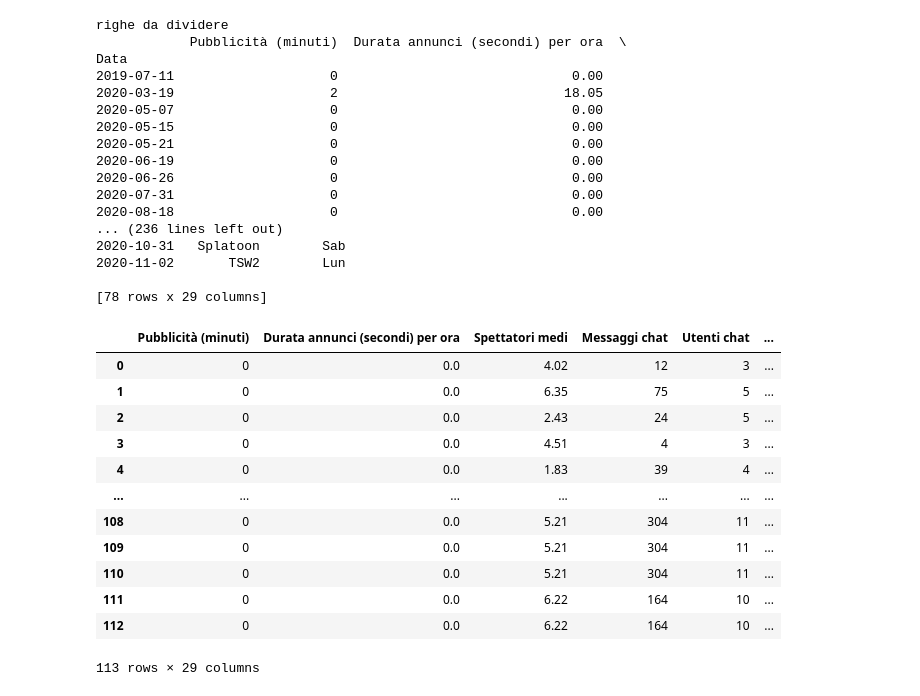
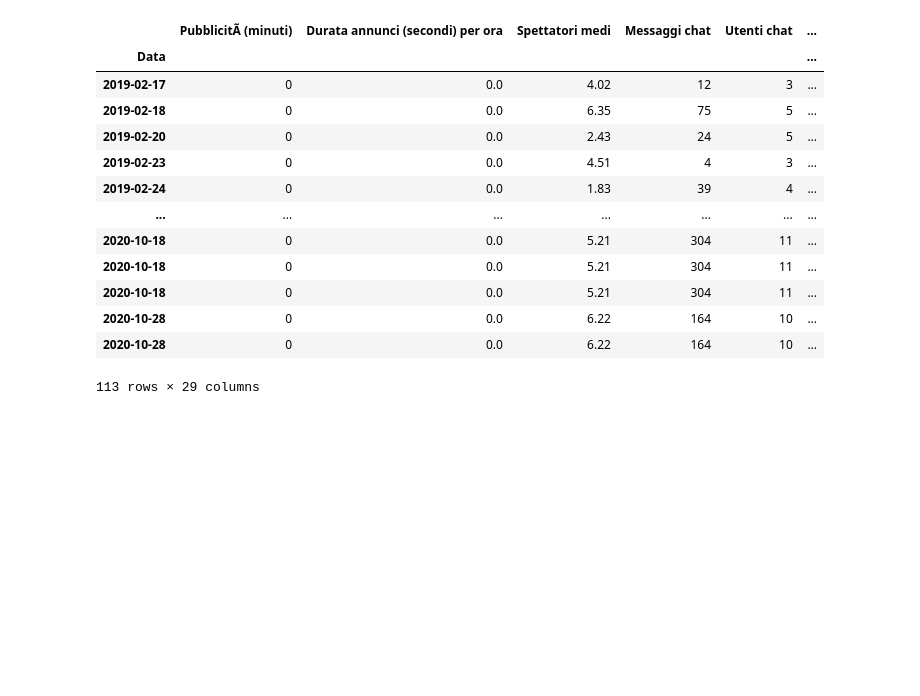
Before and after one commit to inghy/datascienceProject, a Jupyter notebook: Progetto.ipynb, the cells around one changed output. Saved outputs shown, nothing was run; the diff lists cells and outputs as text; code cells hidden in the pictures; blank space fills up the shorter version.

```diff
--- a/Progetto.ipynb
+++ b/Progetto.ipynb
@@ -87,60 +73,41 @@ fig.show()
 # %%
 #inizio lavoro da macellaio
 dfMac =dfStr[dfStr["Categoria"].notnull()]
 
 mask =dfMac["Categoria"].str.count("-")>0
-print("righe da dividere")
+
 
 listOfRows = dfMac[mask]
-print(listOfRows)
 
-print("righe buone")
 dfMac = dfMac[ np.invert(mask)]
-print(dfMac)
+
 
 for i in range(len(listOfRows)):
     row = listOfRows.iloc[[i]]
 
     categories = row["Categoria"].str.split("-",expand=True)
 
     for ind in range(len(categories.columns)):
         newRow = row.copy()
         newRow['Categoria'] =  categories[ind].str.strip()
         newRow["Durata annunci (secondi) per ora"] = newRow["Durata annunci (secondi) per ora"]/len(categories)
         newRow["Minuti visti"]  = newRow["Minuti visti"]/len(categories)
         newRow["Minuti di streaming"] = newRow["Minuti di streaming"]/len(categories)
-        dfMac = dfMac.append(newRow,ignore_index=True)
+        dfMac = dfMac.append(newRow,ignore_index=False)
 
-        #le parti commentate sono così perchè mi danno un errore strano
 dfMac
 # %% [output]
+|  | PubblicitÃ (minuti) | Durata annunci (secondi) per ora | Spettatori medi | Messaggi chat | Utenti chat | ... |
+| Data |  |  |  |  |  | ... |
+| 2019-02-17 | 0 | 0.0 | 4.02 | 12 | 3 | ... |
+| 2019-02-18 | 0 | 0.0 | 6.35 | 75 | 5 | ... |
+| 2019-02-20 | 0 | 0.0 | 2.43 | 24 | 5 | ... |
+| 2019-02-23 | 0 | 0.0 | 4.51 | 4 | 3 | ... |
+| 2019-02-24 | 0 | 0.0 | 1.83 | 39 | 4 | ... |
+| ... | ... | ... | ... | ... | ... | ... |
+| 2020-10-18 | 0 | 0.0 | 5.21 | 304 | 11 | ... |
+| 2020-10-18 | 0 | 0.0 | 5.21 | 304 | 11 | ... |
+| 2020-10-18 | 0 | 0.0 | 5.21 | 304 | 11 | ... |
+| 2020-10-28 | 0 | 0.0 | 6.22 | 164 | 10 | ... |
+| 2020-10-28 | 0 | 0.0 | 6.22 | 164 | 10 | ... |
-righe da dividere
-            Pubblicità (minuti)  Durata annunci (secondi) per ora  \
-Data
-2019-07-11                    0                              0.00
-2020-03-19                    2                             18.05
-2020-05-07                    0                              0.00
-2020-05-15                    0                              0.00
-2020-05-21                    0                              0.00
-2020-06-19                    0                              0.00
-2020-06-26                    0                              0.00
-2020-07-31                    0                              0.00
-2020-08-18                    0                              0.00
-... (236 lines left out)
-2020-10-31   Splatoon        Sab
-2020-11-02       TSW2        Lun
-
-[78 rows x 29 columns]
+113 rows × 29 columns
-|  | Pubblicità (minuti) | Durata annunci (secondi) per ora | Spettatori medi | Messaggi chat | Utenti chat | ... |
-| 0 | 0 | 0.0 | 4.02 | 12 | 3 | ... |
-| 1 | 0 | 0.0 | 6.35 | 75 | 5 | ... |
-| 2 | 0 | 0.0 | 2.43 | 24 | 5 | ... |
-| 3 | 0 | 0.0 | 4.51 | 4 | 3 | ... |
-| 4 | 0 | 0.0 | 1.83 | 39 | 4 | ... |
-| ... | ... | ... | ... | ... | ... | ... |
-| 108 | 0 | 0.0 | 5.21 | 304 | 11 | ... |
-| 109 | 0 | 0.0 | 5.21 | 304 | 11 | ... |
-| 110 | 0 | 0.0 | 5.21 | 304 | 11 | ... |
-| 111 | 0 | 0.0 | 6.22 | 164 | 10 | ... |
-| 112 | 0 | 0.0 | 6.22 | 164 | 10 | ... |
-113 rows × 29 columns
```
Also changed, not shown: parts of 7 cells of this notebook.
